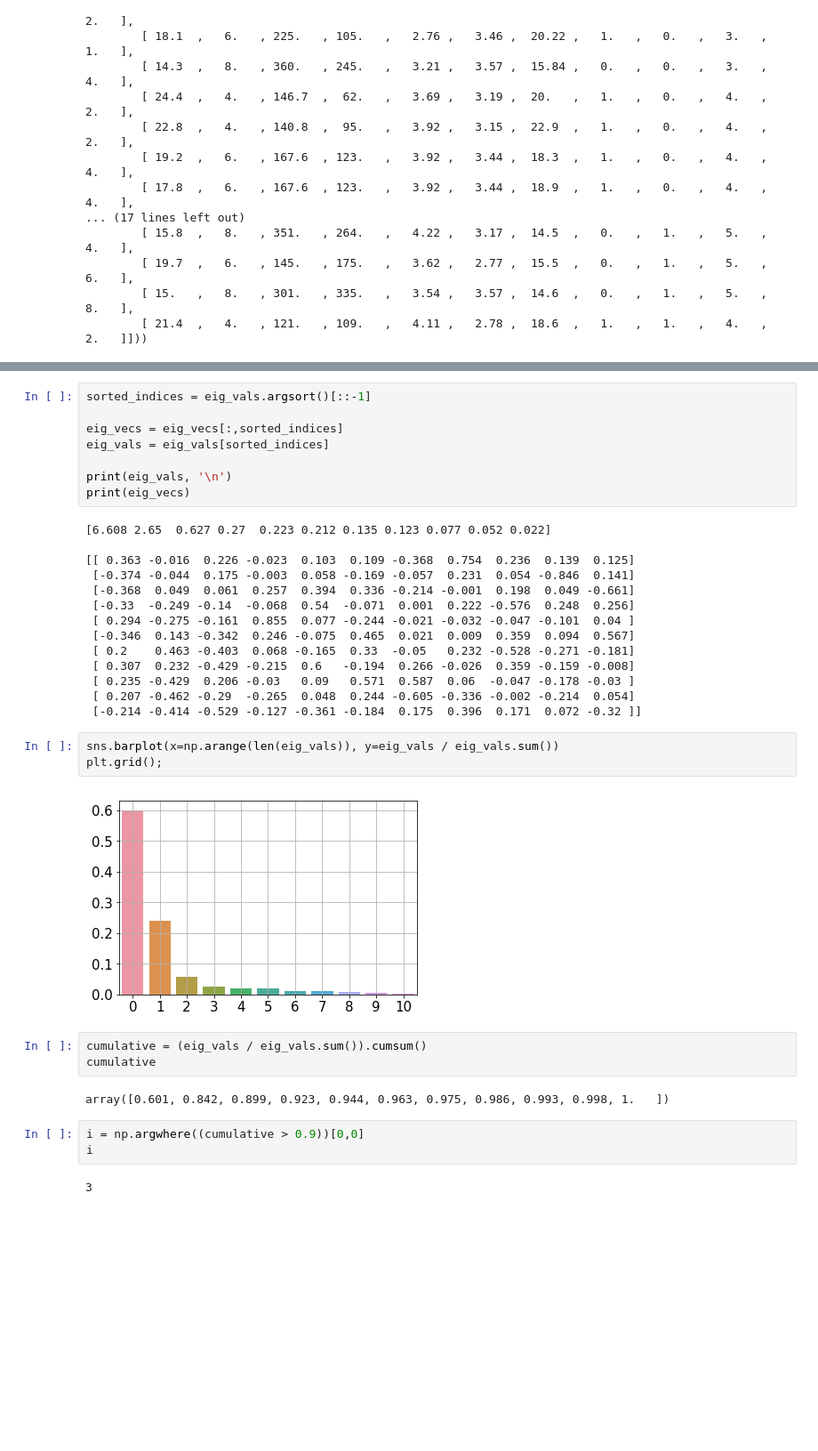
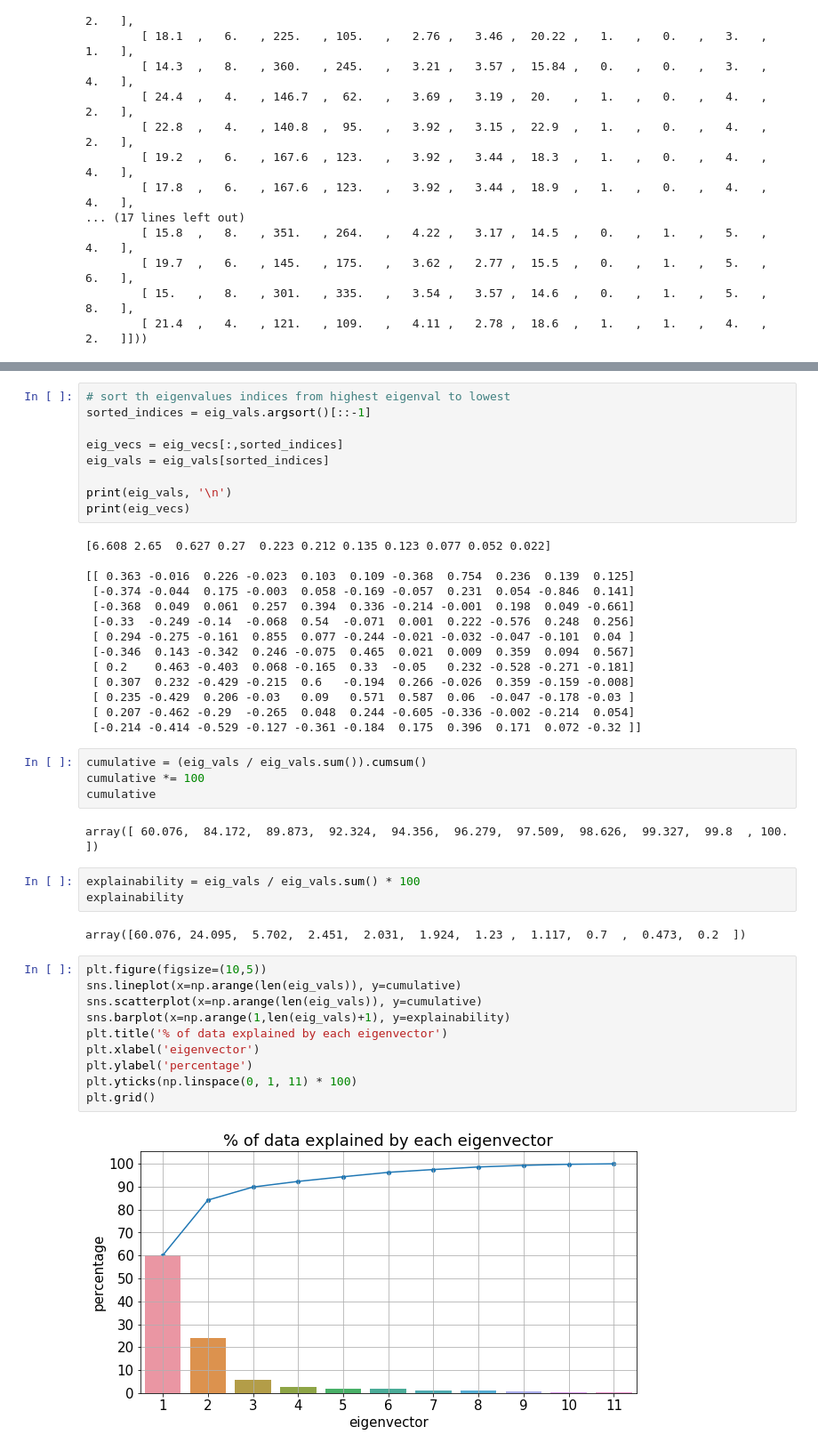
Before and after one commit to eytanohana/Data-Science-and-Statistics, a Jupyter notebook: PCA.ipynb, the cells around one changed output, grey strips where cells are left out. Shown at 89% size. Drawn from its saved outputs; the diff is of its cells as text; blank space fills up the shorter version.

```diff
--- a/PCA.ipynb
+++ b/PCA.ipynb
@@ -113,4 +94,5 @@ print(eig_vecs)
 # %%
+# sort th eigenvalues indices from highest eigenval to lowest
 sorted_indices = eig_vals.argsort()[::-1]
 
 eig_vecs = eig_vecs[:,sorted_indices]
@@ -132,18 +114,26 @@ print(eig_vecs)
  [ 0.235 -0.429  0.206 -0.03   0.09   0.571  0.587  0.06  -0.047 -0.178 -0.03 ]
  [ 0.207 -0.462 -0.29  -0.265  0.048  0.244 -0.605 -0.336 -0.002 -0.214  0.054]
  [-0.214 -0.414 -0.529 -0.127 -0.361 -0.184  0.175  0.396  0.171  0.072 -0.32 ]]
-# %%
-sns.barplot(x=np.arange(len(eig_vals)), y=eig_vals / eig_vals.sum())
-plt.grid();
-# %% [output]
-[figure, removed]
 # %%
 cumulative = (eig_vals / eig_vals.sum()).cumsum()
+cumulative *= 100
 cumulative
 # %% [output]
-array([0.601, 0.842, 0.899, 0.923, 0.944, 0.963, 0.975, 0.986, 0.993, 0.998, 1.   ])
+array([ 60.076,  84.172,  89.873,  92.324,  94.356,  96.279,  97.509,  98.626,  99.327,  99.8  , 100.   ])
-# %%
-i = np.argwhere((cumulative > 0.9))[0,0]
-i
-# %% [output]
-3
+# %%
+explainability = eig_vals / eig_vals.sum() * 100
+explainability
+# %% [output]
+array([60.076, 24.095,  5.702,  2.451,  2.031,  1.924,  1.23 ,  1.117,  0.7  ,  0.473,  0.2  ])
+# %%
+plt.figure(figsize=(10,5))
+sns.lineplot(x=np.arange(len(eig_vals)), y=cumulative)
+sns.scatterplot(x=np.arange(len(eig_vals)), y=cumulative)
+sns.barplot(x=np.arange(1,len(eig_vals)+1), y=explainability)
+plt.title('% of data explained by each eigenvector')
+plt.xlabel('eigenvector')
+plt.ylabel('percentage')
+plt.yticks(np.linspace(0, 1, 11) * 100)
+plt.grid()
+# %% [output]
+[figure, added]
```
Also changed, not shown: parts of 14 cells of this notebook.
